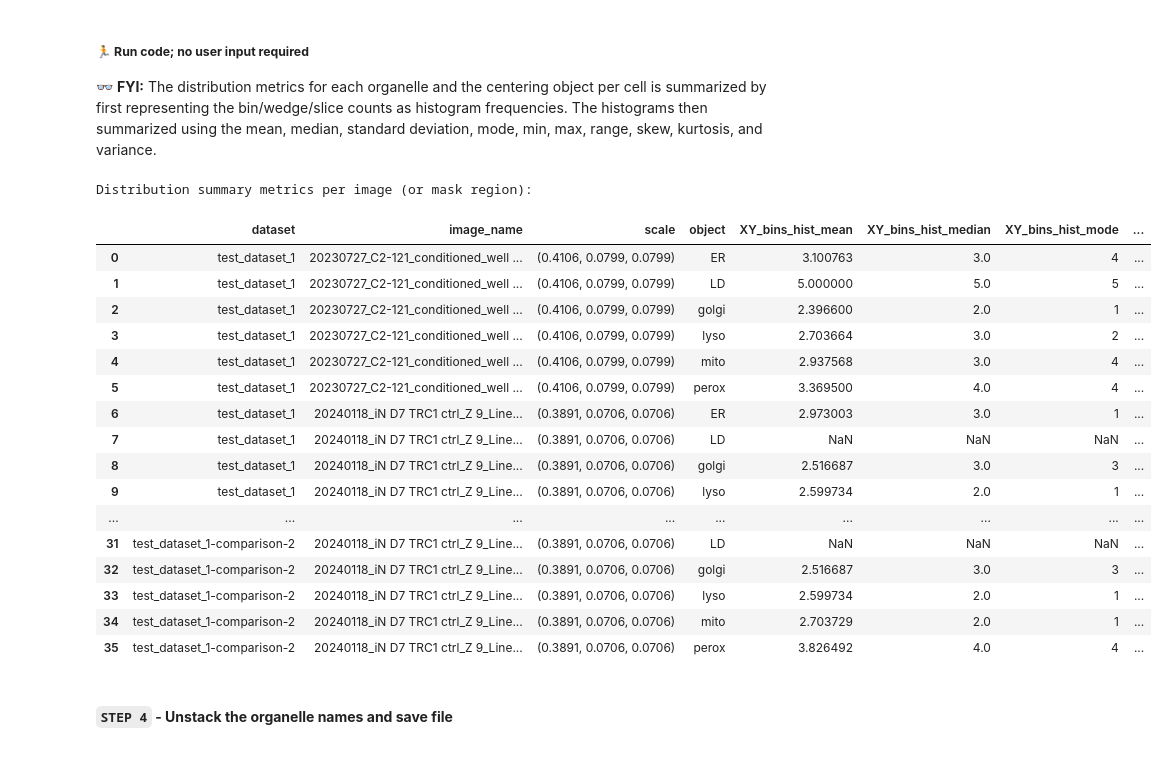
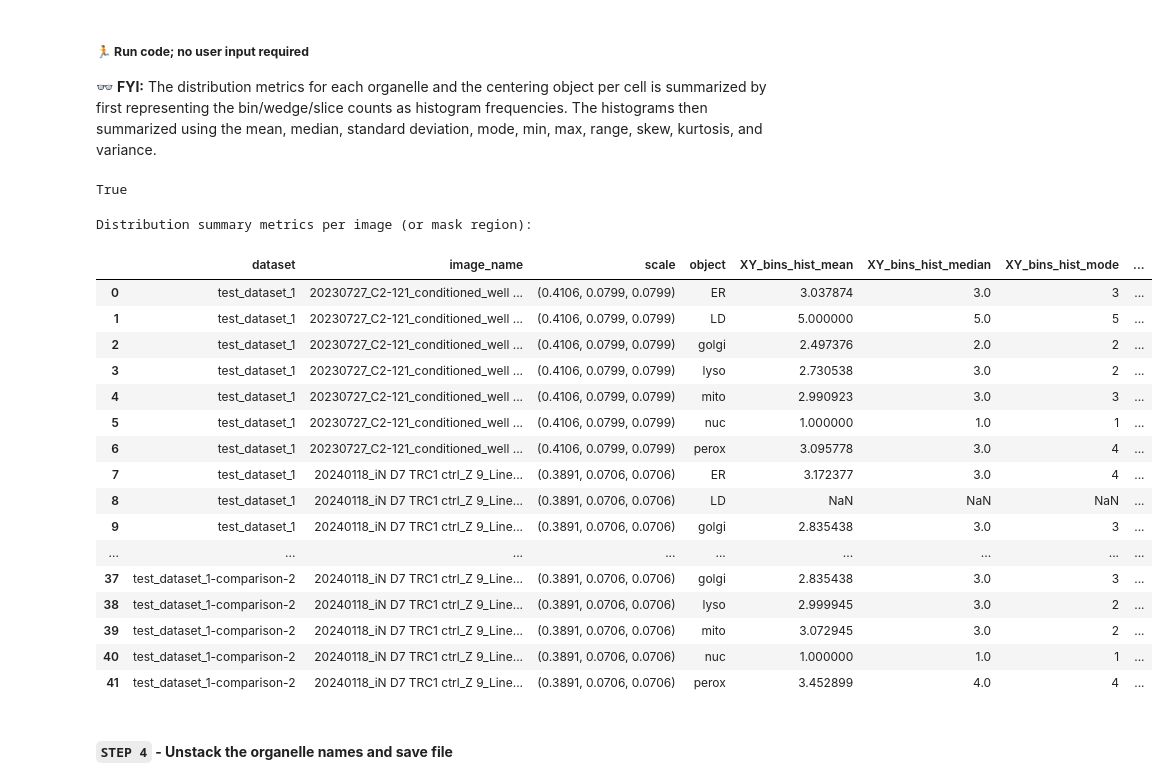
Before and after one commit to SCohenLab/infer-subc, a Jupyter notebook: notebooks/part_2_quantification/2.3_organelle_distribution.ipynb, the cells around one changed output. Saved outputs shown, nothing was run; the diff lists cells and outputs as text; code cells hidden in the pictures.

```diff
--- a/notebooks/part_2_quantification/2.3_organelle_distribution.ipynb
+++ b/notebooks/part_2_quantification/2.3_organelle_distribution.ipynb
@@ -296,6 +295,8 @@ elif mask_name is None or mask_name not in regions_file_names:
 else:
     mask = regions_list[regions_file_names.index(mask_name)]
 
+mask_name = "whole_image" if mask_name is None else mask_name
+
 # add mask to napari for visual inspection
 if mask is not None:
     viewer.layers.clear()
@@ -332,7 +333,7 @@ Please specify the following needed parameters for spatial distribution analysis
 - `zernike_degrees`: The number of degrees to use when calculating Zernike features
 # %%
 #### USER INPUT REQUIRED ####
-centering_obj = None
+centering_obj = "nuc"
 num_bins=5
 center_on=False
 keep_center_as_bin=True
@@ -521,6 +527,8 @@ def _get_distribution_metrics(source_file_path: str,
     else:
         mask = list_region_segs[list_region_names.index(mask_name)]
 
+    mask_name = "whole_image" if mask_name is None else mask_name
+
     # specify the centering image to use during quantification based on the centering object name provided
     if centering_obj == None:
         print("No centering object provided. Using center of mask or entire image for distribution centering.")
@@ -585,13 +593,16 @@ def _get_distribution_metrics(source_file_path: str,
 
 &#x1F453; **FYI:** This code block applies the function above to your test image. The settings specified above are applied here.
 # %%
+# this reverses the global change so that the function can act accordingly
+mask_name = None if mask_name == "whole_image" else mask_name
+
 # test function above
 org_dist_tab = _get_distribution_metrics(source_file_path=test_img_path,
                                                                                            list_obj_names=org_file_names,
                                                                                            list_obj_segs=organelles_list,
                                                                                            list_region_names=regions_file_names,
                                                                                            list_region_segs=regions_list,
-                                                                                           mask_name=mask_name,
+                                                                                           mask_name = mask_name,
                                                                                            scale=scale,
                                                                                            centering_obj=centering_obj,
                                                                                            num_bins=num_bins,
@@ -1113,7 +1146,14 @@ Morphology metrics from all datasets:
 ##### &#x1F3C3; **Run code; no user input required**
 
 &#x1F453; **FYI:** The distribution metrics for each organelle and the centering object per cell is summarized by first representing the bin/wedge/slice counts as histogram frequencies. The histograms then summarized using the mean, median, standard deviation, mode, min, max, range, skew, kurtosis, and variance.
+# %%
+'XY_center_vox_cnt_perbin' in list(dist_df.columns)
+# %% [output]
+True
 # %%
+# mask name checker
+mask_name = "whole_image" if mask_name is None else mask_name
+
 # extract centering object metrics
 if 'XY_center_vox_cnt_perbin' in list(dist_df.columns): # if there is a centering object
     nuc_dist_df = dist_df[["dataset", "image_name", 'scale',
@@ -1187,49 +1227,49 @@ for ind in combo_dist_df.index:
             sumstats_df.columns = [prefix+col for col in sumstats_df.columns]
             sumstats_df.reset_index(drop=True, inplace=True)
 
             dfs.append(sumstats_df)
 
         if prefix == 'CV_perbin_':
             CV_df = pd.DataFrame(list(zip(df["XY_obj_cv_perbin"].values[0][1:-1].split(", "))), columns =['CV']).astype(float)
             sumstats_CV_df = pd.DataFrame()
             sumstats_CV_df['XY_bin_CV_mean'] = CV_df.mean()
             sumstats_CV_df['XY_bin_CV_median'] = CV_df.median()
             sumstats_CV_df['XY_bin_CV_std'] = CV_df.std()
             sumstats_CV_df.reset_index(drop=True, inplace=True)
             sumstats_df = pd.concat([sumstats_df, sumstats_CV_df], axis=1)
 
             dfs.append(sumstats_df)
 
     # combine dataframes per group together
     combined_df = pd.concat(dfs,axis=1).drop(columns="index")
     combined_df.set_index(['dataset', 'image_name', 'scale', 'object'], inplace=True)
     hist_dfs.append(combined_df)
 
 # combine data from each row of data in the original table together
 dist_summary = pd.concat(hist_dfs).sort_values(by=['dataset', 'image_name', 'scale', 'object'])
 dist_summary.reset_index(inplace=True)
 
 print("Distribution summary metrics per image (or mask region):")
 display(dist_summary)
 # %% [output]
 Distribution summary metrics per image (or mask region):
 |  | dataset | image_name | scale | object | XY_bins_hist_mean | XY_bins_hist_median | XY_bins_hist_mode | ... |
-| 0 | test_dataset_1 | 20230727_C2-121_conditioned_well ... | (0.4106, 0.0799, 0.0799) | ER | 3.100763 | 3.0 | 4 | ... |
+| 0 | test_dataset_1 | 20230727_C2-121_conditioned_well ... | (0.4106, 0.0799, 0.0799) | ER | 3.037874 | 3.0 | 3 | ... |
 | 1 | test_dataset_1 | 20230727_C2-121_conditioned_well ... | (0.4106, 0.0799, 0.0799) | LD | 5.000000 | 5.0 | 5 | ... |
-| 2 | test_dataset_1 | 20230727_C2-121_conditioned_well ... | (0.4106, 0.0799, 0.0799) | golgi | 2.396600 | 2.0 | 1 | ... |
-| 3 | test_dataset_1 | 20230727_C2-121_conditioned_well ... | (0.4106, 0.0799, 0.0799) | lyso | 2.703664 | 3.0 | 2 | ... |
-| 4 | test_dataset_1 | 20230727_C2-121_conditioned_well ... | (0.4106, 0.0799, 0.0799) | mito | 2.937568 | 3.0 | 4 | ... |
-| 5 | test_dataset_1 | 20230727_C2-121_conditioned_well ... | (0.4106, 0.0799, 0.0799) | perox | 3.369500 | 4.0 | 4 | ... |
-| 6 | test_dataset_1 | 20240118_iN D7 TRC1 ctrl_Z 9_Line... | (0.3891, 0.0706, 0.0706) | ER | 2.973003 | 3.0 | 1 | ... |
-| 7 | test_dataset_1 | 20240118_iN D7 TRC1 ctrl_Z 9_Line... | (0.3891, 0.0706, 0.0706) | LD | NaN | NaN | NaN | ... |
-| 8 | test_dataset_1 | 20240118_iN D7 TRC1 ctrl_Z 9_Line... | (0.3891, 0.0706, 0.0706) | golgi | 2.516687 | 3.0 | 3 | ... |
-| 9 | test_dataset_1 | 20240118_iN D7 TRC1 ctrl_Z 9_Line... | (0.3891, 0.0706, 0.0706) | lyso | 2.599734 | 2.0 | 1 | ... |
+| 2 | test_dataset_1 | 20230727_C2-121_conditioned_well ... | (0.4106, 0.0799, 0.0799) | golgi | 2.497376 | 2.0 | 2 | ... |
+| 3 | test_dataset_1 | 20230727_C2-121_conditioned_well ... | (0.4106, 0.0799, 0.0799) | lyso | 2.730538 | 3.0 | 2 | ... |
+| 4 | test_dataset_1 | 20230727_C2-121_conditioned_well ... | (0.4106, 0.0799, 0.0799) | mito | 2.990923 | 3.0 | 3 | ... |
+| 5 | test_dataset_1 | 20230727_C2-121_conditioned_well ... | (0.4106, 0.0799, 0.0799) | nuc | 1.000000 | 1.0 | 1 | ... |
+| 6 | test_dataset_1 | 20230727_C2-121_conditioned_well ... | (0.4106, 0.0799, 0.0799) | perox | 3.095778 | 3.0 | 4 | ... |
+| 7 | test_dataset_1 | 20240118_iN D7 TRC1 ctrl_Z 9_Line... | (0.3891, 0.0706, 0.0706) | ER | 3.172377 | 3.0 | 4 | ... |
+| 8 | test_dataset_1 | 20240118_iN D7 TRC1 ctrl_Z 9_Line... | (0.3891, 0.0706, 0.0706) | LD | NaN | NaN | NaN | ... |
+| 9 | test_dataset_1 | 20240118_iN D7 TRC1 ctrl_Z 9_Line... | (0.3891, 0.0706, 0.0706) | golgi | 2.835438 | 3.0 | 3 | ... |
 | ... | ... | ... | ... | ... | ... | ... | ... | ... |
-| 31 | test_dataset_1-comparison-2 | 20240118_iN D7 TRC1 ctrl_Z 9_Line... | (0.3891, 0.0706, 0.0706) | LD | NaN | NaN | NaN | ... |
-| 32 | test_dataset_1-comparison-2 | 20240118_iN D7 TRC1 ctrl_Z 9_Line... | (0.3891, 0.0706, 0.0706) | golgi | 2.516687 | 3.0 | 3 | ... |
-| 33 | test_dataset_1-comparison-2 | 20240118_iN D7 TRC1 ctrl_Z 9_Line... | (0.3891, 0.0706, 0.0706) | lyso | 2.599734 | 2.0 | 1 | ... |
-| 34 | test_dataset_1-comparison-2 | 20240118_iN D7 TRC1 ctrl_Z 9_Line... | (0.3891, 0.0706, 0.0706) | mito | 2.703729 | 2.0 | 1 | ... |
-| 35 | test_dataset_1-comparison-2 | 20240118_iN D7 TRC1 ctrl_Z 9_Line... | (0.3891, 0.0706, 0.0706) | perox | 3.826492 | 4.0 | 4 | ... |
+| 37 | test_dataset_1-comparison-2 | 20240118_iN D7 TRC1 ctrl_Z 9_Line... | (0.3891, 0.0706, 0.0706) | golgi | 2.835438 | 3.0 | 3 | ... |
+| 38 | test_dataset_1-comparison-2 | 20240118_iN D7 TRC1 ctrl_Z 9_Line... | (0.3891, 0.0706, 0.0706) | lyso | 2.999945 | 3.0 | 2 | ... |
+| 39 | test_dataset_1-comparison-2 | 20240118_iN D7 TRC1 ctrl_Z 9_Line... | (0.3891, 0.0706, 0.0706) | mito | 3.072945 | 3.0 | 2 | ... |
+| 40 | test_dataset_1-comparison-2 | 20240118_iN D7 TRC1 ctrl_Z 9_Line... | (0.3891, 0.0706, 0.0706) | nuc | 1.000000 | 1.0 | 1 | ... |
+| 41 | test_dataset_1-comparison-2 | 20240118_iN D7 TRC1 ctrl_Z 9_Line... | (0.3891, 0.0706, 0.0706) | perox | 3.452899 | 4.0 | 4 | ... |
 # %% [markdown]
 #### **`STEP 4` - Unstack the organelle names and save file**
 # %% [markdown]
```
Also changed, not shown: parts of 17 cells of this notebook, 1 other file.
